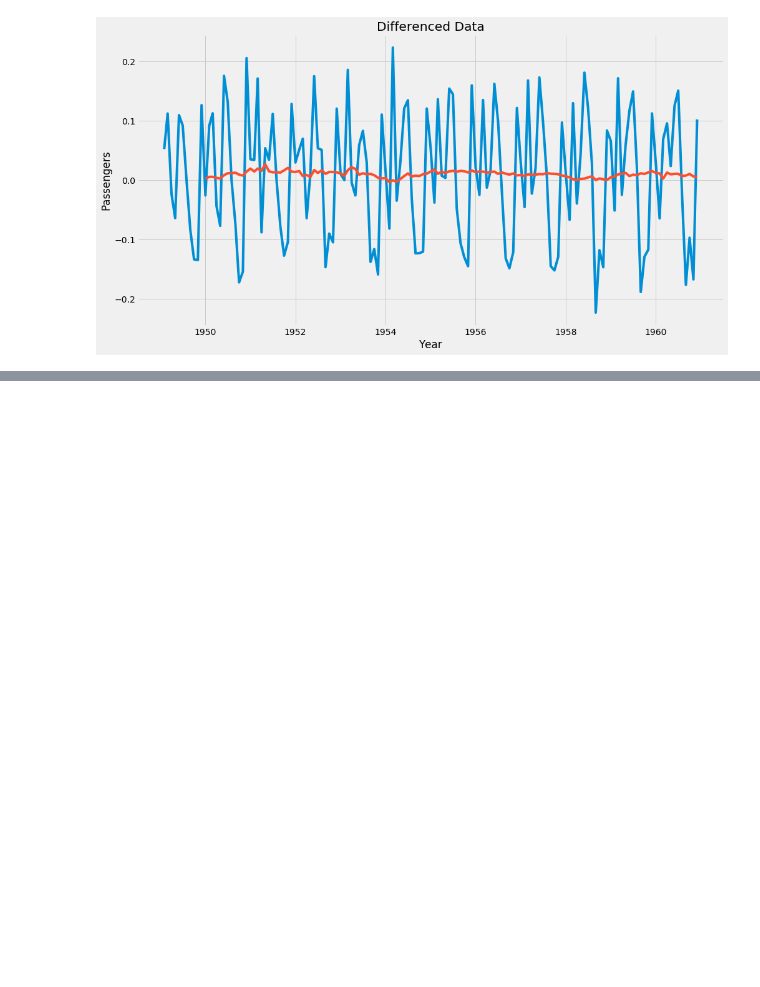
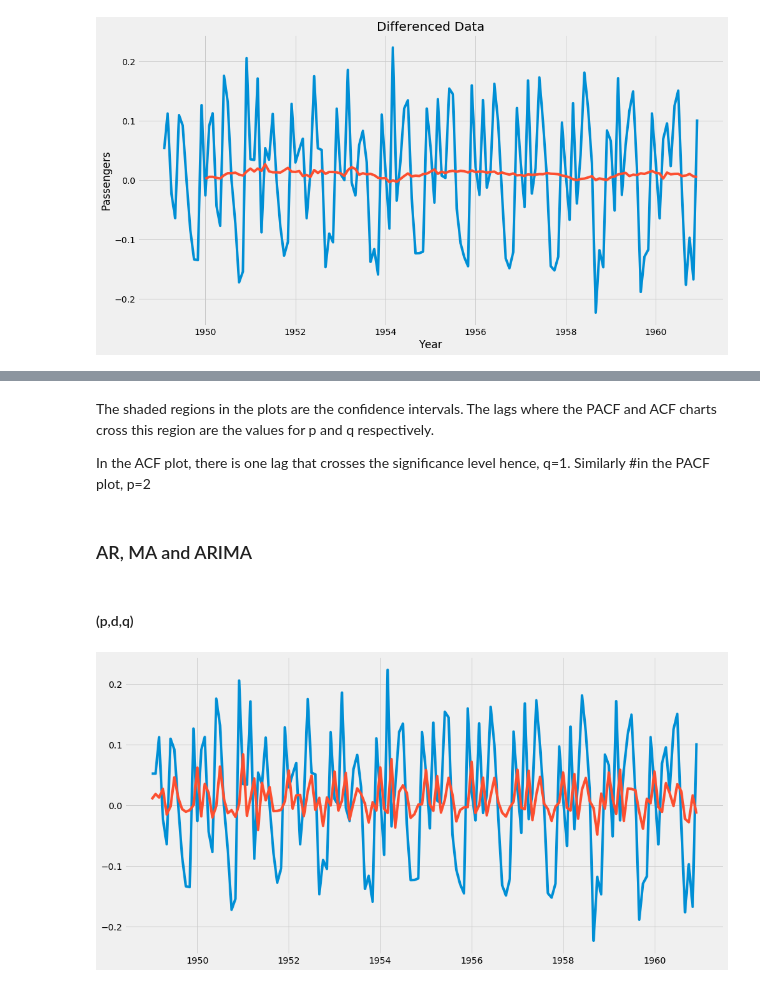
Before and after one commit to VictorOmondi1997/Time-Series-Analysis, a Jupyter notebook: Time Series Analysis.ipynb, the cells around one changed output, grey strips where cells are left out. Drawn from its saved outputs; the diff is of its cells as text; code cells hidden in the pictures; blank space fills up the shorter version.

```diff
--- a/Time Series Analysis.ipynb
+++ b/Time Series Analysis.ipynb
@@ -341,0 +435,16 @@ plt.show()
+# %% [markdown]
+The shaded regions in the plots are the confidence intervals. The lags where the PACF and ACF charts cross this region are the values for p and q respectively.
+
+In the ACF plot, there is one lag that crosses the significance level hence, q=1. Similarly #in the PACF plot, p=2
+# %% [markdown]
+### AR, MA and ARIMA
+# %% [markdown]
+#### (p,d,q)
+# %%
+AR_model = ARIMA(passengers_diff, order=(2, 0, 0))
+AR_model_results = AR_model.fit()
+plt.plot(passengers_diff)
+plt.plot(AR_model_results.fittedvalues)
+plt.show()
+# %% [output]
+[figure, added]
```
Also changed, not shown: parts of 22 cells of this notebook.
